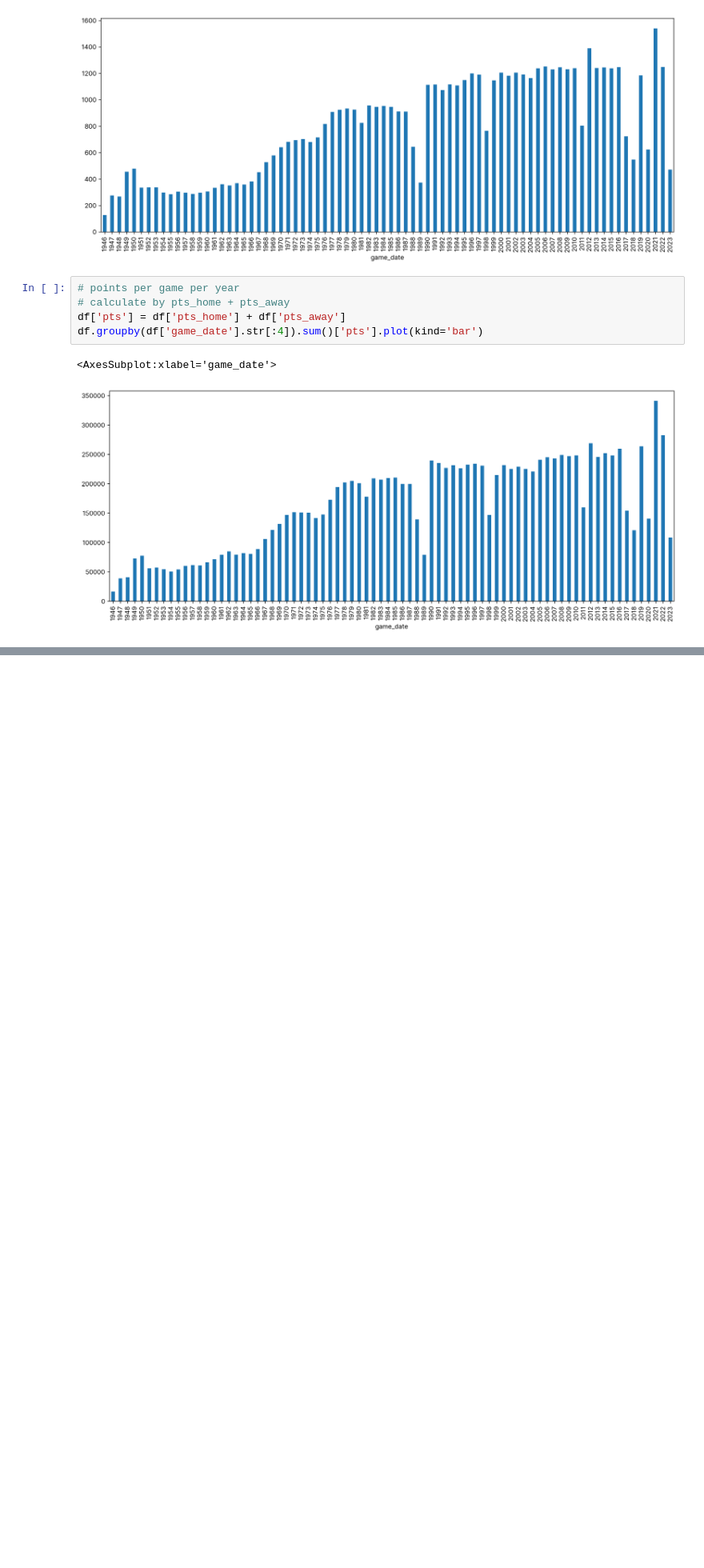
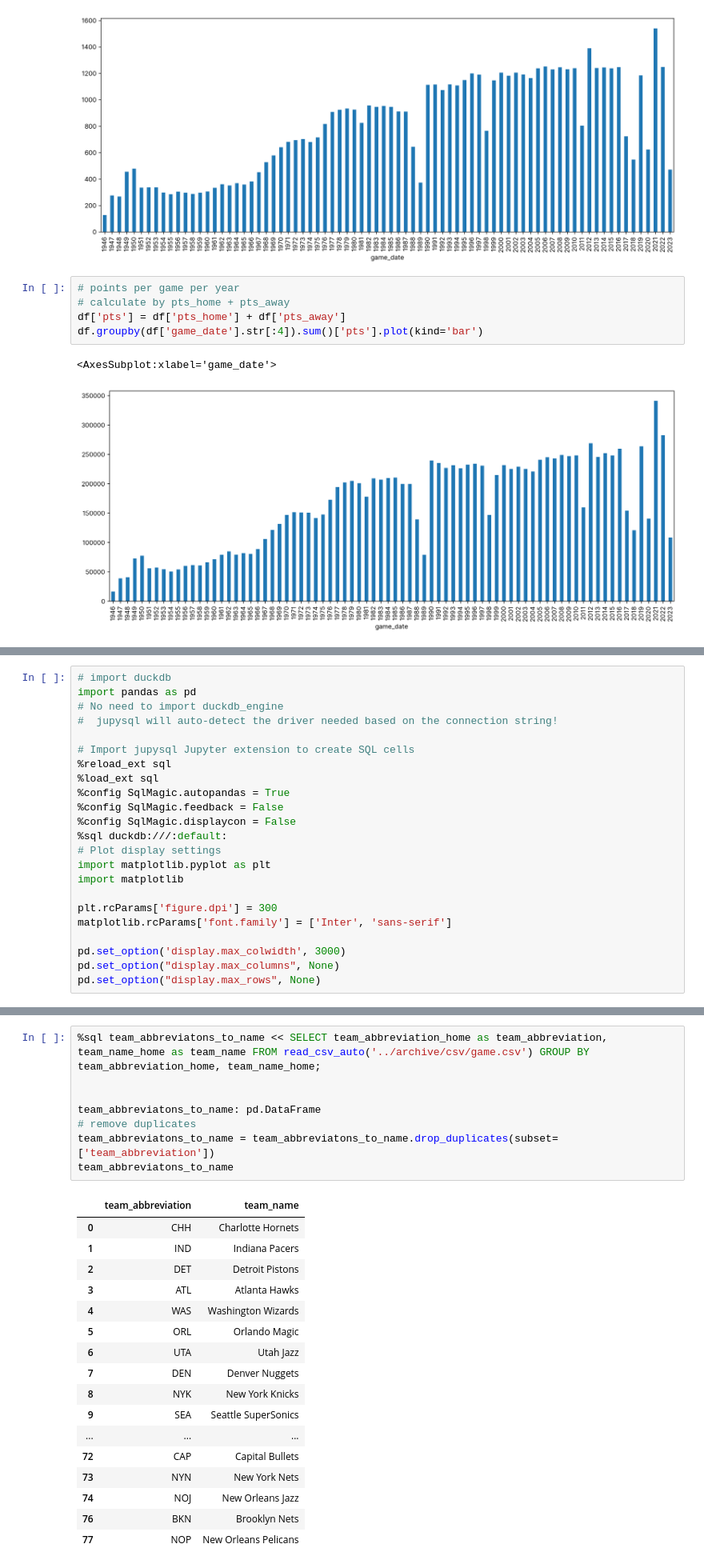
Before and after one commit to malte-j/dataviz-2023, a Jupyter notebook: notebooks/game.ipynb, the cells around one changed output, grey strips where cells are left out. Shown: that part at 80% size. Cells and saved outputs as stored; diff of their text form; blank space fills up the shorter version.

```diff
--- a/notebooks/game.ipynb
+++ b/notebooks/game.ipynb
@@ -67,0 +67,23 @@ df.groupby(df['game_date'].str[:4]).sum()['pts'].plot(kind='bar')
+# %%
+# import duckdb
+import pandas as pd
+# No need to import duckdb_engine
+#  jupysql will auto-detect the driver needed based on the connection string!
+
+# Import jupysql Jupyter extension to create SQL cells
+%reload_ext sql
+%load_ext sql
+%config SqlMagic.autopandas = True
+%config SqlMagic.feedback = False
+%config SqlMagic.displaycon = False
+%sql duckdb:///:default:
+# Plot display settings
+import matplotlib.pyplot as plt
+import matplotlib
+
+plt.rcParams['figure.dpi'] = 300
+matplotlib.rcParams['font.family'] = ['Inter', 'sans-serif']
+
+pd.set_option('display.max_colwidth', 3000)
+pd.set_option("display.max_columns", None)
+pd.set_option("display.max_rows", None)
@@ -67,0 +103,26 @@ df.groupby(df['game_date'].str[:4]).sum()['pts'].plot(kind='bar')
+# %%
+%sql team_abbreviatons_to_name << SELECT team_abbreviation_home as team_abbreviation, team_name_home as team_name FROM read_csv_auto('../archive/csv/game.csv') GROUP BY team_abbreviation_home, team_name_home;
+
+
+team_abbreviatons_to_name: pd.DataFrame
+# remove duplicates
+team_abbreviatons_to_name = team_abbreviatons_to_name.drop_duplicates(subset=['team_abbreviation'])
+team_abbreviatons_to_name
+# %% [output]
+|  | team_abbreviation | team_name |
+| 0 | CHH | Charlotte Hornets |
+| 1 | IND | Indiana Pacers |
+| 2 | DET | Detroit Pistons |
+| 3 | ATL | Atlanta Hawks |
+| 4 | WAS | Washington Wizards |
+| 5 | ORL | Orlando Magic |
+| 6 | UTA | Utah Jazz |
+| 7 | DEN | Denver Nuggets |
+| 8 | NYK | New York Knicks |
+| 9 | SEA | Seattle SuperSonics |
+| ... | ... | ... |
+| 72 | CAP | Capital Bullets |
+| 73 | NYN | New York Nets |
+| 74 | NOJ | New Orleans Jazz |
+| 76 | BKN | Brooklyn Nets |
+| 77 | NOP | New Orleans Pelicans |
```
Also changed, not shown: parts of 8 cells of this notebook, 6 other files.
